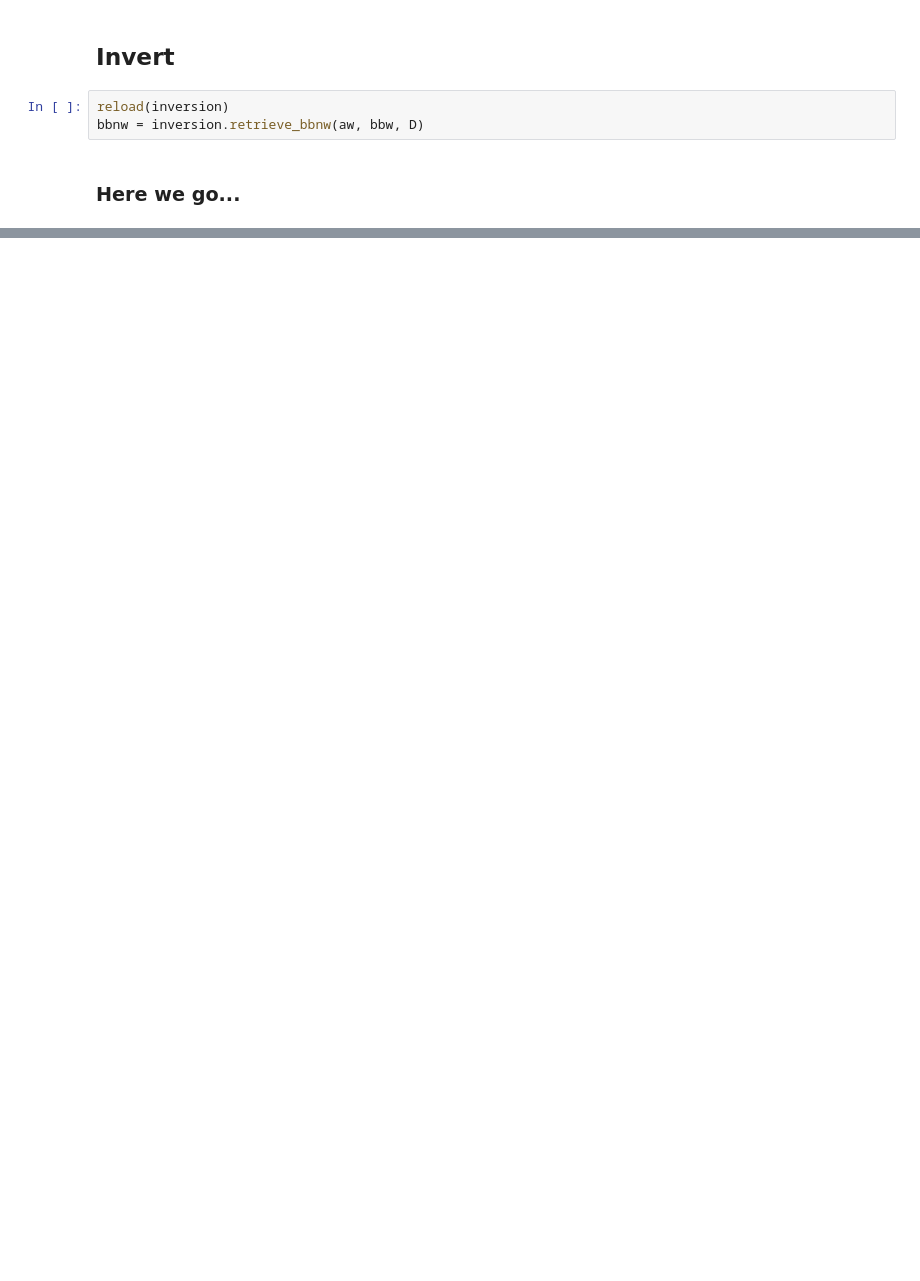
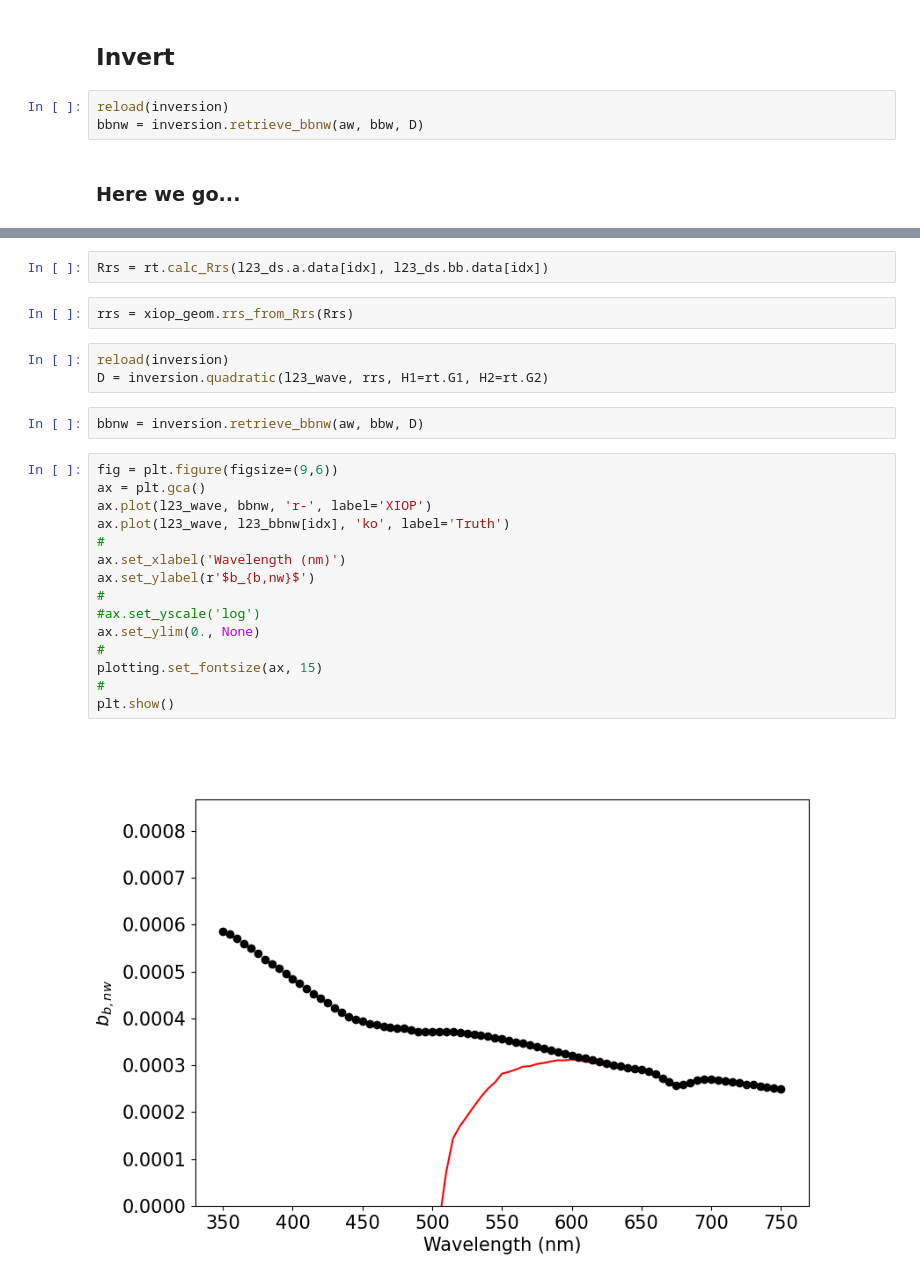
Before and after one commit to ocean-colour/xiop, a Jupyter notebook: nb/First_bbnw.ipynb, the cells around one changed output, grey strips where cells are left out. Drawn from its saved outputs; the diff is of its cells as text; blank space fills up the shorter version.

```diff
--- a/nb/First_bbnw.ipynb
+++ b/nb/First_bbnw.ipynb
@@ -107,0 +119,26 @@ plt.show()
+# %%
+Rrs = rt.calc_Rrs(l23_ds.a.data[idx], l23_ds.bb.data[idx])
+# %%
+rrs = xiop_geom.rrs_from_Rrs(Rrs)
+# %%
+reload(inversion)
+D = inversion.quadratic(l23_wave, rrs, H1=rt.G1, H2=rt.G2)
+# %%
+bbnw = inversion.retrieve_bbnw(aw, bbw, D)
+# %%
+fig = plt.figure(figsize=(9,6))
+ax = plt.gca()
+ax.plot(l23_wave, bbnw, 'r-', label='XIOP')
+ax.plot(l23_wave, l23_bbnw[idx], 'ko', label='Truth')
+#
+ax.set_xlabel('Wavelength (nm)')
+ax.set_ylabel(r'$b_{b,nw}$')
+#
+#ax.set_yscale('log')
+ax.set_ylim(0., None)
+#
+plotting.set_fontsize(ax, 15)
+#
+plt.show()
+# %% [output]
+[figure, added]
```
Also changed, not shown: parts of 7 cells of this notebook, 2 other files.
